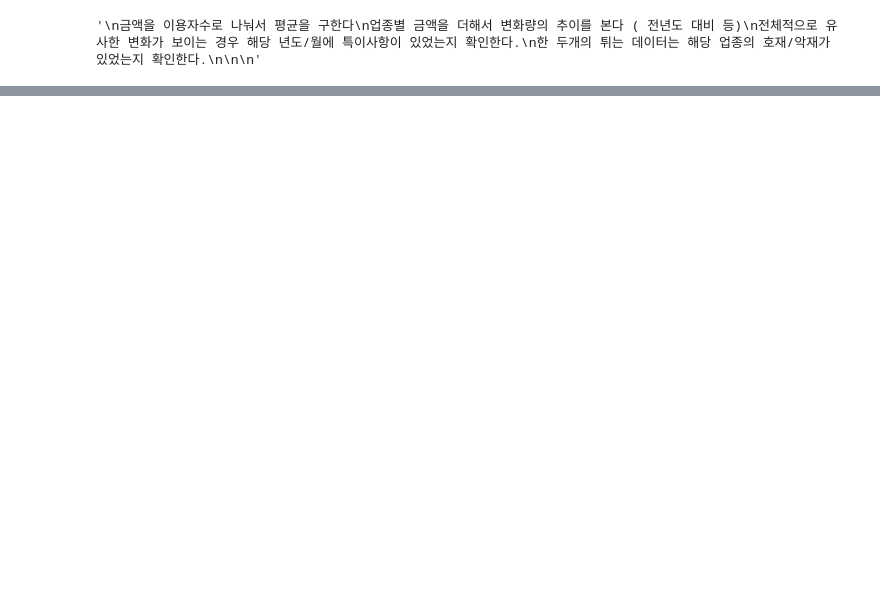
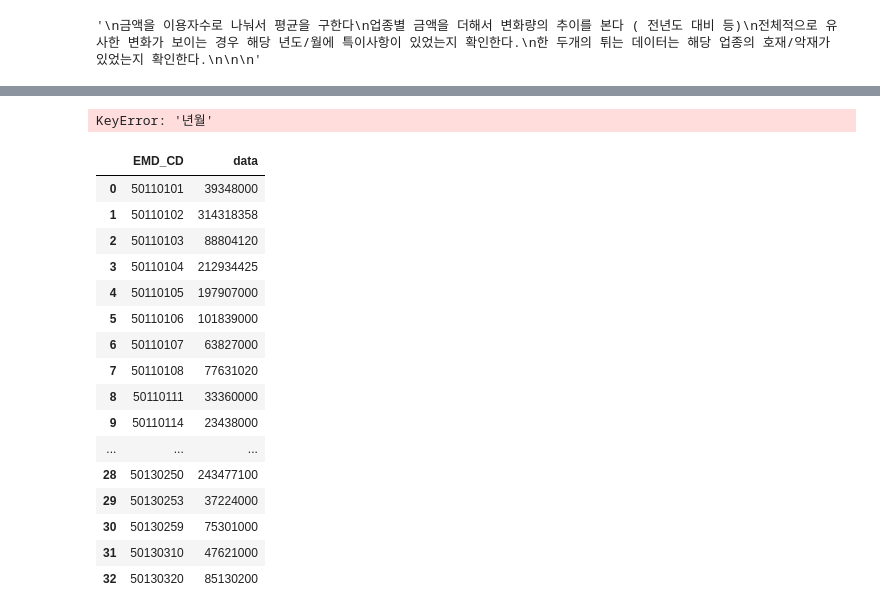
Before and after one commit to hyk2202/semi_project_2, a Jupyter notebook: Vscode/한열/read_csv.ipynb, the cells around one changed output, grey strips where cells are left out. Cells and saved outputs as stored; diff of their text form; code cells hidden in the pictures; blank space fills up the shorter version.

```diff
--- a/Vscode/한열/read_csv.ipynb
+++ b/Vscode/한열/read_csv.ipynb
@@ -393,0 +275,7 @@ df1[['이용금액','대분류','연령대']].groupby(['연령대','대분류'])
+# %%
+# 년별로 분리해서 QGIS에 넣기
+
+df_한식 = df_emd.loc[df_emd['업종명'] == '한식 음식점업',['년월','이용금액','EMD_CD']]
+df_카페 = df_emd.loc[df_emd['업종명'] == '비알콜 음료점업',['년월','이용금액','EMD_CD']]
+df_술 = df_emd.loc[df_emd['업종명'] == '기타 주점업',['년월','이용금액','EMD_CD']]
+df_술.dtypes
@@ -393,0 +287,6 @@ df1[['이용금액','대분류','연령대']].groupby(['연령대','대분류'])
+# %%
+df_술.reset_index(drop=True,inplace=True)
+df_카페.reset_index(drop=True,inplace=True)
+df_한식.reset_index(drop=True,inplace=True)
+
+df_술
@@ -393,0 +307,18 @@ df1[['이용금액','대분류','연령대']].groupby(['연령대','대분류'])
+# %%
+년 = df_술['년월'].copy()
+for i,v in enumerate(년):
+    년[i] = v[:4]
+df_술['연'] = 년
+년 = df_카페['년월'].copy()
+for i,v in enumerate(년):
+    년[i] = v[:4]
+df_카페['연'] = 년
+년 = df_한식['년월'].copy()
+for i,v in enumerate(년):
+    년[i] = v[:4]
+df_한식['연'] = 년
+df_카페.drop('년월',axis=1,inplace=True)
+df_한식.drop('년월',axis=1,inplace=True)
+df_술.drop('년월',axis=1,inplace=True)
+# %% [output]
+KeyError: '년월'
@@ -393,0 +335,20 @@ df1[['이용금액','대분류','연령대']].groupby(['연령대','대분류'])
+# %%
+df_술.query('연 == "2019"').drop('연',axis=1).groupby('EMD_CD').sum().reset_index().rename(columns={'이용금액':'data'})
+# %% [output]
+|  | EMD_CD | data |
+| 0 | 50110101 | 39348000 |
+| 1 | 50110102 | 314318358 |
+| 2 | 50110103 | 88804120 |
+| 3 | 50110104 | 212934425 |
+| 4 | 50110105 | 197907000 |
+| 5 | 50110106 | 101839000 |
+| 6 | 50110107 | 63827000 |
+| 7 | 50110108 | 77631020 |
+| 8 | 50110111 | 33360000 |
+| 9 | 50110114 | 23438000 |
+| ... | ... | ... |
+| 28 | 50130250 | 243477100 |
+| 29 | 50130253 | 37224000 |
+| 30 | 50130259 | 75301000 |
+| 31 | 50130310 | 47621000 |
+| 32 | 50130320 | 85130200 |
```
Also changed, not shown: parts of 25 cells of this notebook, 19 other files.
